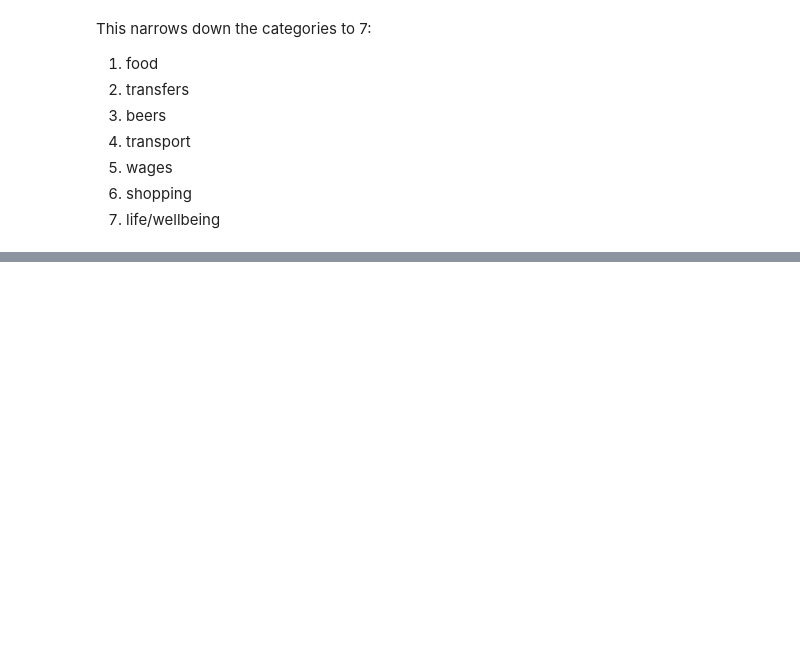
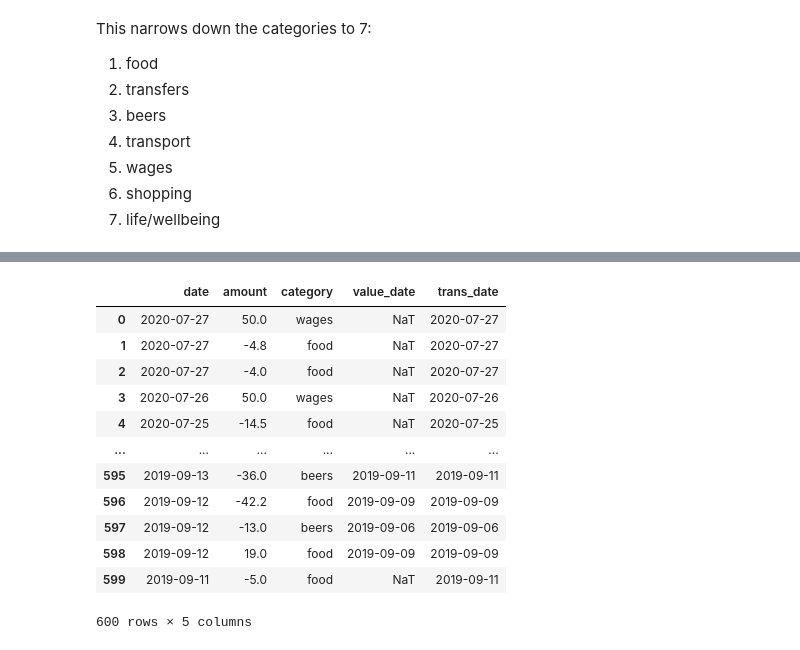
Before and after one commit to BillyDodds/Transactions_ML, a Jupyter notebook: notebooks/1. Processing the Data.ipynb, the cells around one changed output, grey strips where cells are left out. Drawn from its saved outputs; the diff is of its cells as text; code cells hidden in the pictures; blank space fills up the shorter version.

```diff
--- a/notebooks/1. Processing the Data.ipynb
+++ b/notebooks/1. Processing the Data.ipynb
@@ -32,9 +30,12 @@ This code loads in my bank transactions which consists of a date, amount, descri
 
 A transaction is considered the same if it has the same description and amount to account for the fact that some purchases with the same description are in different classes (e.g. fuel vs. food is differentiated by the amount spent at the petrol station)
 # %%
+# Set path
+path = "../components/private_files/"
+
 # Load in data
 
-data = pd.read_csv("../components/files/CSVData.csv", header=None)
+data = pd.read_csv(path + "CSVData.csv", header=None)
 data.columns = ["date", "amount", "description", "balance"]
 data['date']  = pd.to_datetime(data['date'], format='%d/%m/%Y')
 data = data.drop("balance", axis=1)
@@ -42,7 +43,7 @@ data = data.astype({'amount':'float'})
 
 # Load in labels and join to data
 
-labels = pd.read_csv("../components/files/transactions_labelled.csv")
+labels = pd.read_csv(path + "transactions_labelled.csv")
 labels = labels.drop("date", axis=1)
 labels = labels.drop_duplicates()
 
@@ -417,0 +93,41 @@ KeyboardInterrupt:
+# %%
+# Scrape descriptions for "value date" (actual date of transaction)
+
+value_dates = []
+for desc in data_labs.description:
+    if "value date: " in desc:
+        val_date = desc.split("value date: ")[1]
+        val_date = val_date.strip()
+        value_dates.append(val_date)
+    else:
+        value_dates.append(None)
+value_dates = np.array(value_dates)
+data_labs["value_date"] = value_dates
+data_labs.value_date = pd.to_datetime(data_labs.value_date, format='%d/%m/%Y')
+
+# If there is no value date in the description,
+# it is assumed that the date of the record is the date of the transaction.
+
+transaction_date = []
+for index, row in data_labs.iterrows():
+    if pd.isnull(row.value_date):
+        transaction_date.append(row.date)
+    else:
+        transaction_date.append(row.value_date)
+
+data_labs["trans_date"] = transaction_date
+data_labs.drop("description", axis=1) # Not showing description for privacy reasons
+# %% [output]
+|  | date | amount | category | value_date | trans_date |
+| 0 | 2020-07-27 | 50.0 | wages | NaT | 2020-07-27 |
+| 1 | 2020-07-27 | -4.8 | food | NaT | 2020-07-27 |
+| 2 | 2020-07-27 | -4.0 | food | NaT | 2020-07-27 |
+| 3 | 2020-07-26 | 50.0 | wages | NaT | 2020-07-26 |
+| 4 | 2020-07-25 | -14.5 | food | NaT | 2020-07-25 |
+| ... | ... | ... | ... | ... | ... |
+| 595 | 2019-09-13 | -36.0 | beers | 2019-09-11 | 2019-09-11 |
+| 596 | 2019-09-12 | -42.2 | food | 2019-09-09 | 2019-09-09 |
+| 597 | 2019-09-12 | -13.0 | beers | 2019-09-06 | 2019-09-06 |
+| 598 | 2019-09-12 | 19.0 | food | 2019-09-09 | 2019-09-09 |
+| 599 | 2019-09-11 | -5.0 | food | NaT | 2019-09-11 |
+600 rows × 5 columns
```
Also changed, not shown: parts of 59 cells of this notebook, 1 other file.
